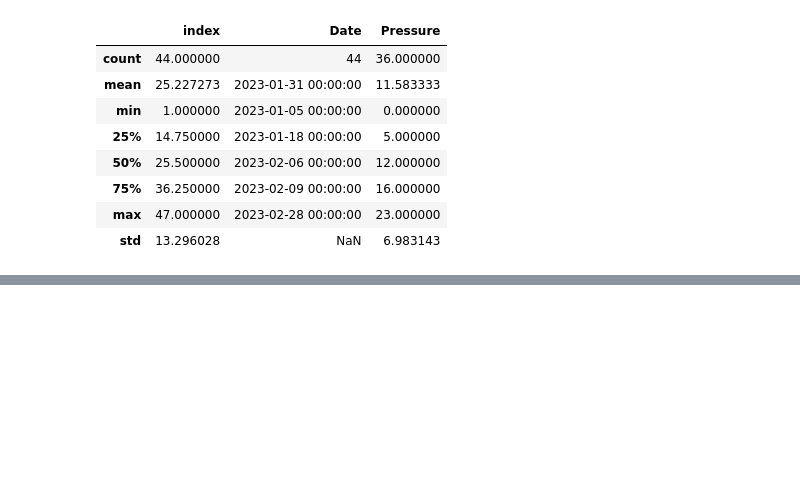
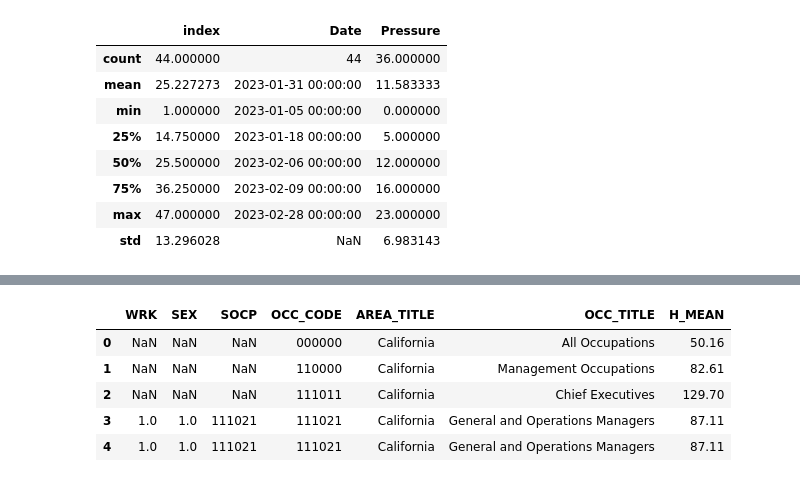
Before and after one commit to slimseidl/DataScience, a Jupyter notebook: Wrangling/Cleaning/cleaning.ipynb, the cells around one changed output, grey strips where cells are left out. Saved outputs shown, nothing was run; the diff lists cells and outputs as text; code cells hidden in the pictures; blank space fills up the shorter version.

```diff
--- a/Wrangling/Cleaning/cleaning.ipynb
+++ b/Wrangling/Cleaning/cleaning.ipynb
@@ -428,0 +575,2 @@ melted.describe()
+# %%
+cleaned_wage = cleaned_wage.dropna()
@@ -428,0 +620,2 @@ melted.describe()
+# %%
+cleaned_pums["OCC_CODE"] = cleaned_pums["SOCP"]
@@ -428,0 +635,5 @@ melted.describe()
+# %%
+# using .replace to replace dash with nothing
+# regex = true finds dash within a string
+# if only using .replace, matches the whole string rather than parts of it
+cleaned_wage["OCC_CODE"] = cleaned_wage["OCC_CODE"].replace("-","",regex=True)
@@ -428,0 +657,12 @@ melted.describe()
+# %%
+# Mergin on occ code, right join
+combined_df = pd.merge(cleaned_pums, cleaned_wage, on=["OCC_CODE"],how='right')
+# %%
+combined_df.head()
+# %% [output]
+|  | WRK | SEX | SOCP | OCC_CODE | AREA_TITLE | OCC_TITLE | H_MEAN |
+| 0 | NaN | NaN | NaN | 000000 | California | All Occupations | 50.16 |
+| 1 | NaN | NaN | NaN | 110000 | California | Management Occupations | 82.61 |
+| 2 | NaN | NaN | NaN | 111011 | California | Chief Executives | 129.70 |
+| 3 | 1.0 | 1.0 | 111021 | 111021 | California | General and Operations Managers | 87.11 |
+| 4 | 1.0 | 1.0 | 111021 | 111021 | California | General and Operations Managers | 87.11 |
```
Also changed, not shown: parts of 42 cells of this notebook, 3 other files.
